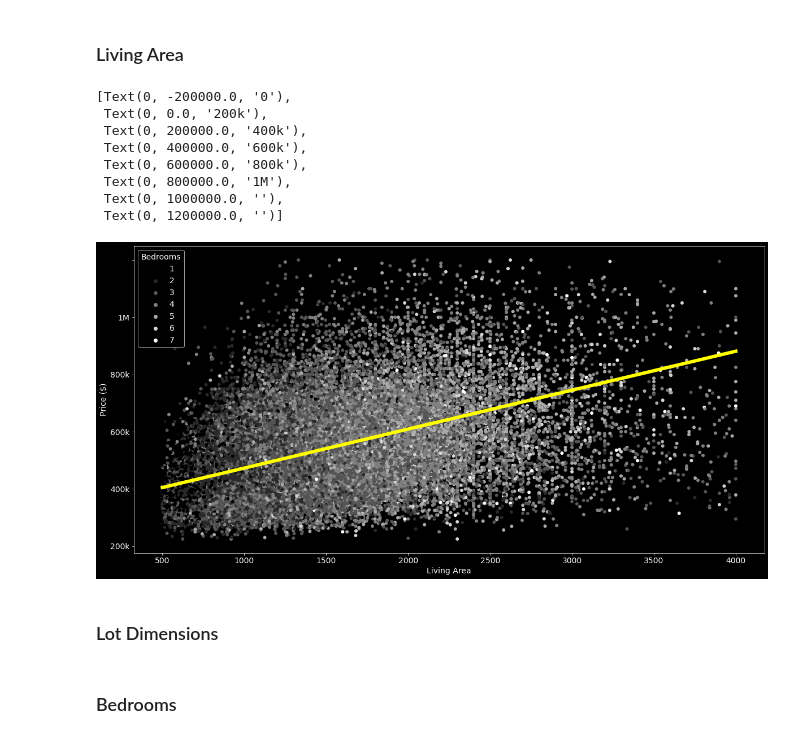
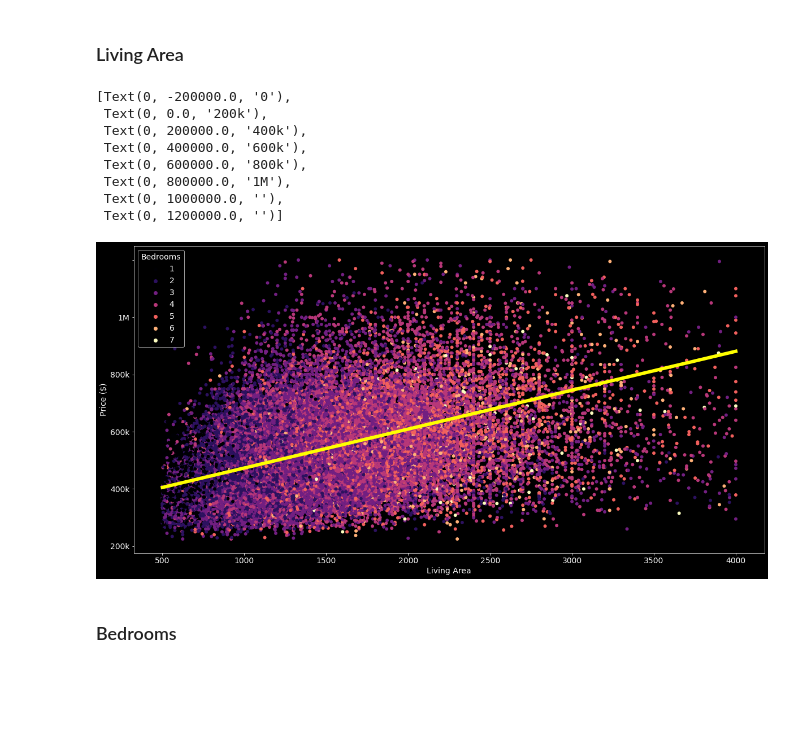
Before and after one commit to simkass/quebec-real-estate-analysis, a Jupyter notebook: notebooks/visualization2.ipynb, the cells around one changed output. Drawn from its saved outputs; the diff is of its cells as text; code cells hidden in the pictures; blank space fills up the shorter version.

```diff
--- a/notebooks/visualization2.ipynb
+++ b/notebooks/visualization2.ipynb
@@ -76,3 +76,18 @@ def group_column(df: pd.DataFrame, column: str):
     df.insert(0, 'Nb of listings', '')
     df['Nb of listings'] = df[column].map(value_counts).astype(int)
     return reorder_column(df, column)
+# %%
+def first_digits(number):
+    return str(number)[:3]
+
+def add_price_ranges(df: pd.DataFrame, prices: list):
+    conditions = [df['Price'] < prices[0]]
+    labels = ["0-" + first_digits(prices[0]) + "k"]
+
+    for i in range(len(prices) - 1):
+        conditions.append((df['Price'] >= prices[i]) & (df['Price'] < prices[i+1]))
+        labels.append(first_digits(prices[i]) + "k-" + first_digits(prices[i+1]) + "k")
+    conditions.append(df['Price'] >= prices[-1])
+    labels.append(">" + first_digits(prices[-1]) + "k")
+    df['Price Range'] = np.select(conditions, labels, default=0)
+    return df
@@ -80,6 +107,7 @@ def group_column(df: pd.DataFrame, column: str):
 ### Read Processed Data
 # %%
 listings_df = pd.read_csv('../data/processed/processed_listings.csv')
+listings_df = add_price_ranges(listings_df, [200000, 250000, 300000, 350000, 400000, 450000, 500000, 600000])
 listings_df.sample(5)
 # %% [output]
 |  | Subtype | Style | Living Area | Lot Dimensions | Bedrooms | Bathrooms | Levels | Listing Date | ... |
@@ -137,23 +165,21 @@ fig.add_axes(ax)
 ### Living Area
 # %%
 fig, ax = plt.subplots(figsize=(20, 10))
-p1 = sns.scatterplot(data=listings_df, x="Living Area", y="Price", hue="Bedrooms", palette="gray", linewidth=0, ax=ax)
+p1 = sns.scatterplot(data=listings_df, x="Living Area", y="Price", hue="Bedrooms", palette="magma", linewidth=0, ax=ax)
 p2 = sns.regplot(data=listings_df, x='Living Area', y='Price', color='yellow', line_kws={'linewidth':6}, ax=ax, scatter=False)
 
 ax.set_ylabel("Price ($)")
 ax.set_yticklabels(["0", "200k", "400k", "600k", "800k", "1M"])
 # %% [output]
 [Text(0, -200000.0, '0'),
  Text(0, 0.0, '200k'),
  Text(0, 200000.0, '400k'),
  Text(0, 400000.0, '600k'),
  Text(0, 600000.0, '800k'),
  Text(0, 800000.0, '1M'),
  Text(0, 1000000.0, ''),
  Text(0, 1200000.0, '')]
-[figure, old version]
+[figure, new version]
-# %% [markdown]
-### Lot Dimensions
 # %% [markdown]
 ### Bedrooms
 # %% [markdown]
```
Also changed, not shown: parts of 4 cells of this notebook, 5 other files.
